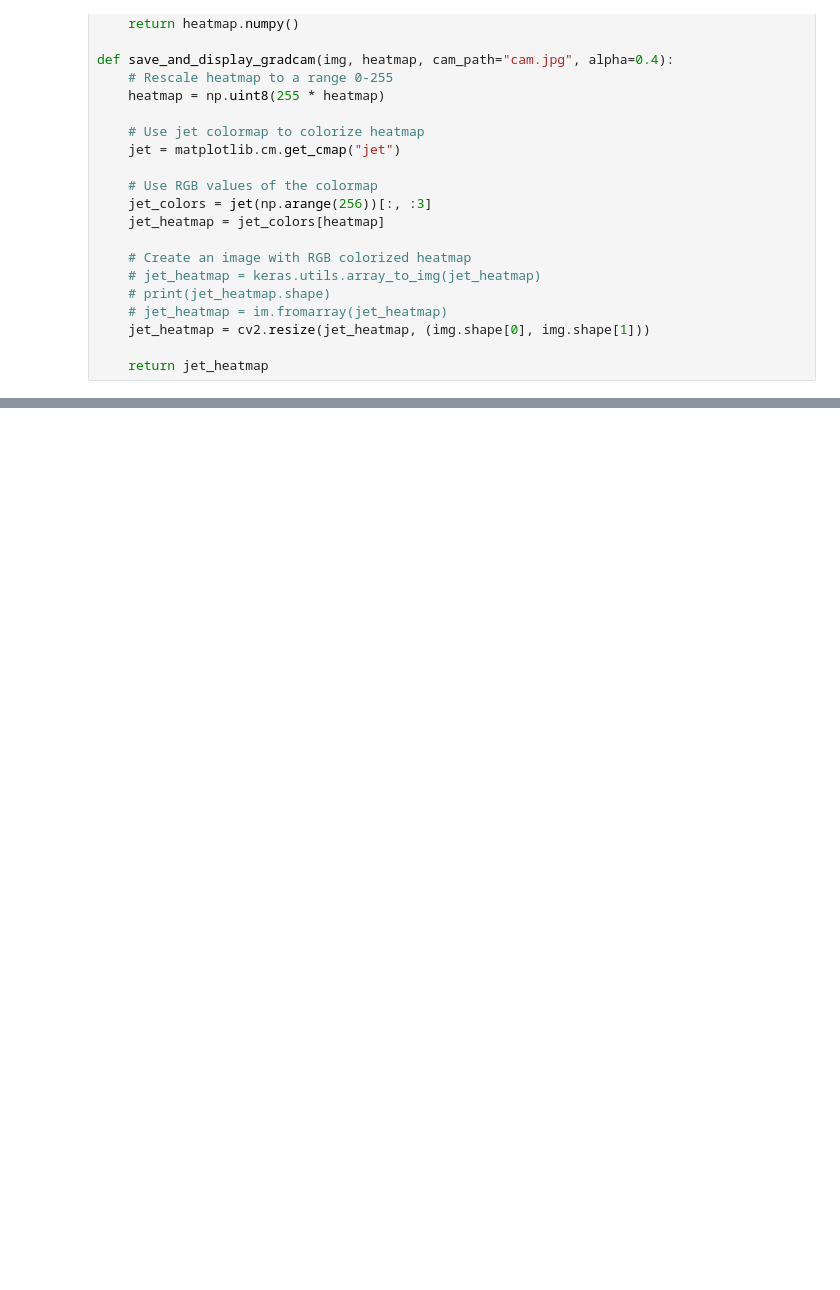
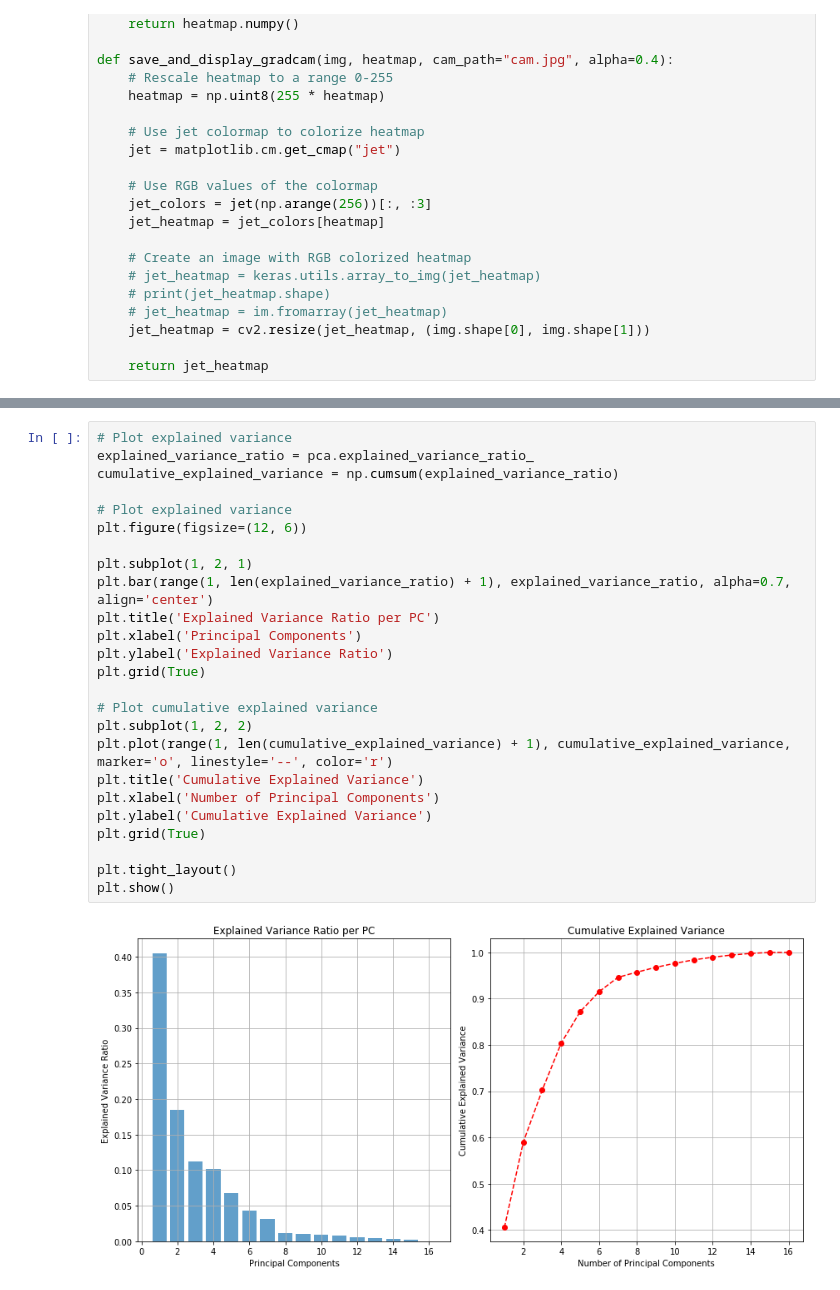
Before and after one commit to Salahidine2002/CNN_XAI, a Jupyter notebook: notebooks/tests.ipynb, the cells around one changed output, grey strips where cells are left out. Cells and saved outputs as stored; diff of their text form; blank space fills up the shorter version.

```diff
--- a/notebooks/tests.ipynb
+++ b/notebooks/tests.ipynb
@@ -177,0 +245,27 @@ Predicted: 4
+# %%
+# Plot explained variance
+explained_variance_ratio = pca.explained_variance_ratio_
+cumulative_explained_variance = np.cumsum(explained_variance_ratio)
+
+# Plot explained variance
+plt.figure(figsize=(12, 6))
+
+plt.subplot(1, 2, 1)
+plt.bar(range(1, len(explained_variance_ratio) + 1), explained_variance_ratio, alpha=0.7, align='center')
+plt.title('Explained Variance Ratio per PC')
+plt.xlabel('Principal Components')
+plt.ylabel('Explained Variance Ratio')
+plt.grid(True)
+
+# Plot cumulative explained variance
+plt.subplot(1, 2, 2)
+plt.plot(range(1, len(cumulative_explained_variance) + 1), cumulative_explained_variance, marker='o', linestyle='--', color='r')
+plt.title('Cumulative Explained Variance')
+plt.xlabel('Number of Principal Components')
+plt.ylabel('Cumulative Explained Variance')
+plt.grid(True)
+
+plt.tight_layout()
+plt.show()
+# %% [output]
+[figure, added]
```
Also changed, not shown: parts of 39 cells of this notebook.
